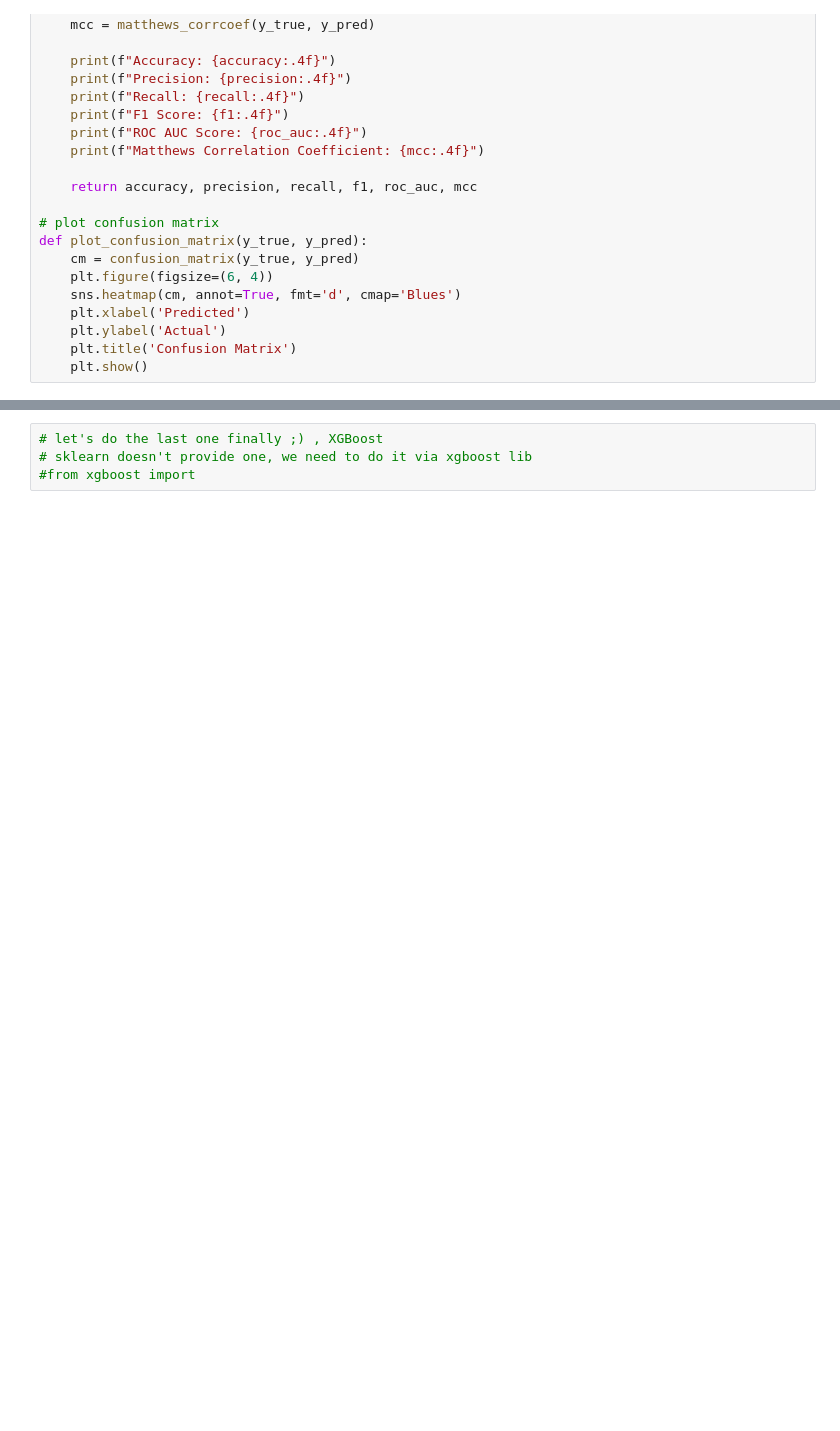
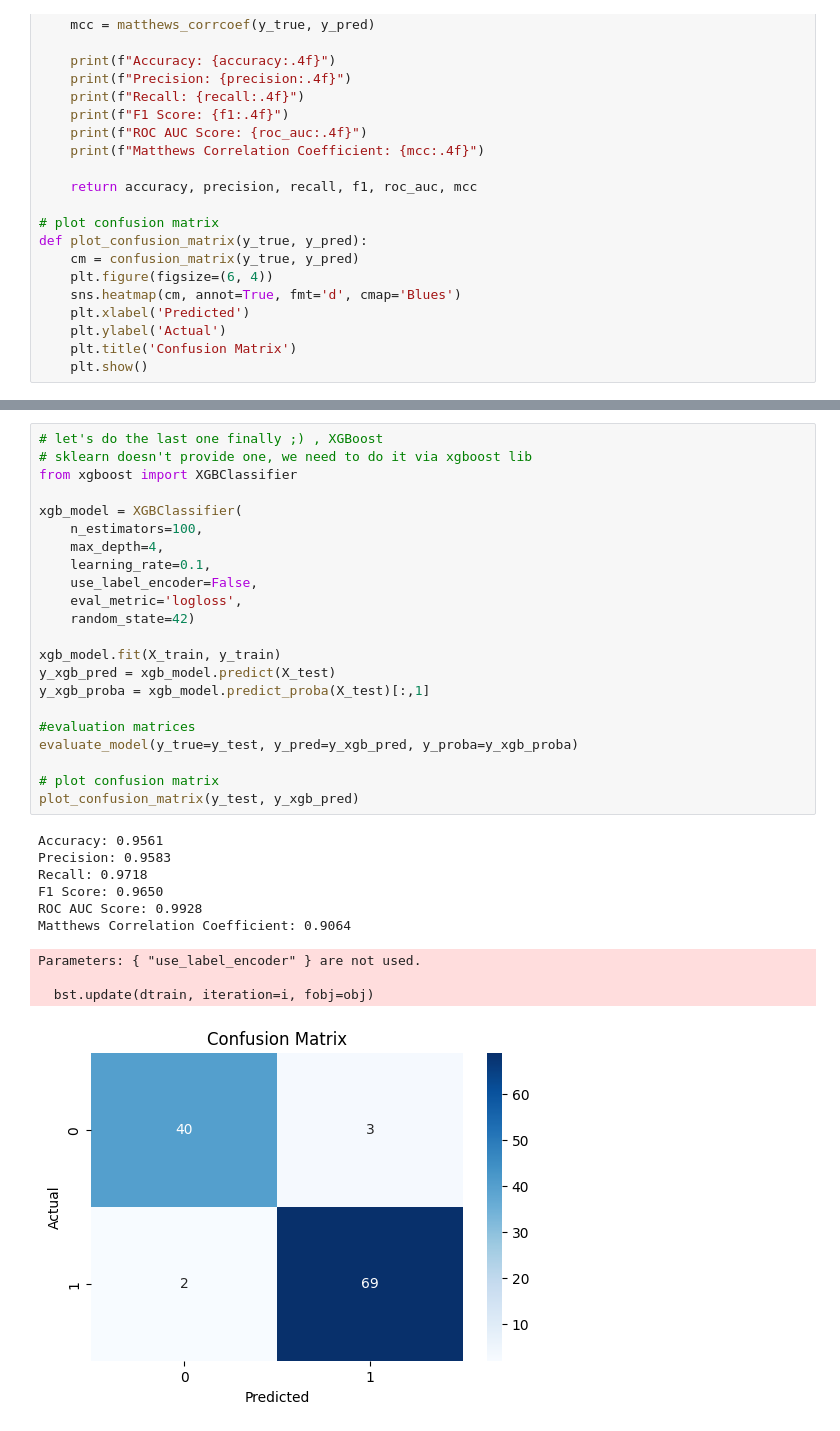
Before and after one commit to dvipin2/ml-assignment, a Jupyter notebook: 2025aa05527_ml_assignment_2.ipynb, the cells around one changed output, grey strips where cells are left out. Cells and saved outputs as stored; diff of their text form; blank space fills up the shorter version.

```diff
--- a/2025aa05527_ml_assignment_2.ipynb
+++ b/2025aa05527_ml_assignment_2.ipynb
@@ -138,4 +223,33 @@ joblib.dump(rfc_model, "model/rfc_model.pkl")
 # %%
 # let's do the last one finally ;) , XGBoost
 # sklearn doesn't provide one, we need to do it via xgboost lib
-#from xgboost import
+from xgboost import XGBClassifier
+
+xgb_model = XGBClassifier(
+    n_estimators=100,
+    max_depth=4,
+    learning_rate=0.1,
+    use_label_encoder=False,
+    eval_metric='logloss',
+    random_state=42)
+
+xgb_model.fit(X_train, y_train)
+y_xgb_pred = xgb_model.predict(X_test)
+y_xgb_proba = xgb_model.predict_proba(X_test)[:,1]
+
+#evaluation matrices
+evaluate_model(y_true=y_test, y_pred=y_xgb_pred, y_proba=y_xgb_proba)
+
+# plot confusion matrix
+plot_confusion_matrix(y_test, y_xgb_pred)
+# %% [output]
+Accuracy: 0.9561
+Precision: 0.9583
+Recall: 0.9718
+F1 Score: 0.9650
+ROC AUC Score: 0.9928
+Matthews Correlation Coefficient: 0.9064
+Parameters: { "use_label_encoder" } are not used.
+
+  bst.update(dtrain, iteration=i, fobj=obj)
+[figure, added]
```
Also changed, not shown: parts of 15 cells of this notebook, 6 other files.
